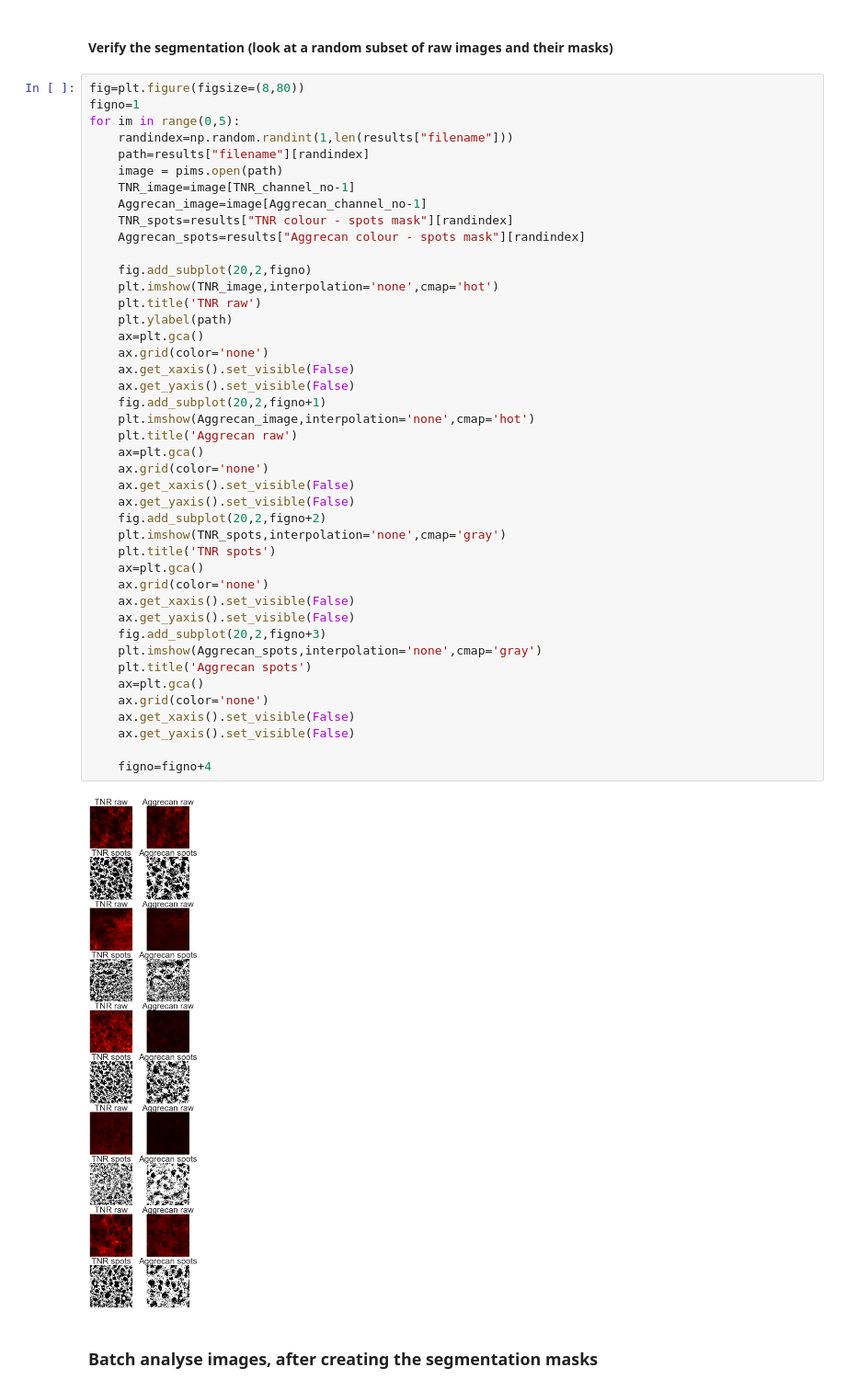
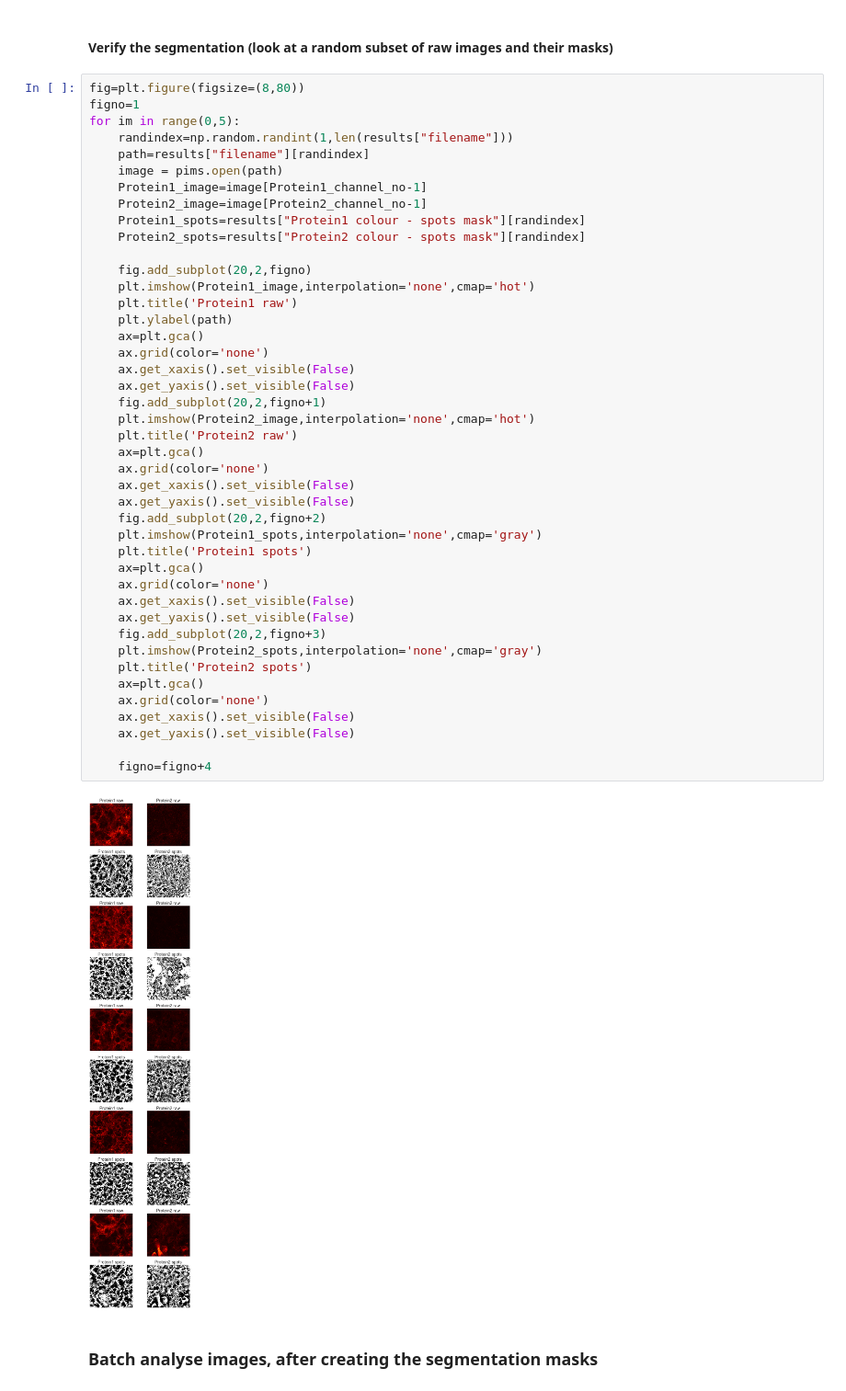
Before and after one commit to taldanko/Image_processing, a Jupyter notebook: SlicesManipulation_Analysis/SlicesManipulation_Analysis.ipynb, the cells around one changed output. Shown at 92% size. Drawn from its saved outputs; the diff is of its cells as text.

Commit message:
Cleaned, graphs, improvements

```diff
--- a/SlicesManipulation_Analysis/SlicesManipulation_Analysis.ipynb
+++ b/SlicesManipulation_Analysis/SlicesManipulation_Analysis.ipynb
@@ -267,46 +276,46 @@ fig=plt.figure(figsize=(8,80))
 figno=1
 for im in range(0,5):
     randindex=np.random.randint(1,len(results["filename"]))
     path=results["filename"][randindex]
     image = pims.open(path)
-    TNR_image=image[TNR_channel_no-1]
-    Aggrecan_image=image[Aggrecan_channel_no-1]
-    TNR_spots=results["TNR colour - spots mask"][randindex]
-    Aggrecan_spots=results["Aggrecan colour - spots mask"][randindex]
+    Protein1_image=image[Protein1_channel_no-1]
+    Protein2_image=image[Protein2_channel_no-1]
+    Protein1_spots=results["Protein1 colour - spots mask"][randindex]
+    Protein2_spots=results["Protein2 colour - spots mask"][randindex]
 
     fig.add_subplot(20,2,figno)
-    plt.imshow(TNR_image,interpolation='none',cmap='hot')
-    plt.title('TNR raw')
+    plt.imshow(Protein1_image,interpolation='none',cmap='hot')
+    plt.title('Protein1 raw')
     plt.ylabel(path)
     ax=plt.gca()
     ax.grid(color='none')
     ax.get_xaxis().set_visible(False)
     ax.get_yaxis().set_visible(False)
     fig.add_subplot(20,2,figno+1)
-    plt.imshow(Aggrecan_image,interpolation='none',cmap='hot')
-    plt.title('Aggrecan raw')
+    plt.imshow(Protein2_image,interpolation='none',cmap='hot')
+    plt.title('Protein2 raw')
     ax=plt.gca()
     ax.grid(color='none')
     ax.get_xaxis().set_visible(False)
     ax.get_yaxis().set_visible(False)
     fig.add_subplot(20,2,figno+2)
-    plt.imshow(TNR_spots,interpolation='none',cmap='gray')
-    plt.title('TNR spots')
+    plt.imshow(Protein1_spots,interpolation='none',cmap='gray')
+    plt.title('Protein1 spots')
     ax=plt.gca()
     ax.grid(color='none')
     ax.get_xaxis().set_visible(False)
     ax.get_yaxis().set_visible(False)
     fig.add_subplot(20,2,figno+3)
-    plt.imshow(Aggrecan_spots,interpolation='none',cmap='gray')
-    plt.title('Aggrecan spots')
+    plt.imshow(Protein2_spots,interpolation='none',cmap='gray')
+    plt.title('Protein2 spots')
     ax=plt.gca()
     ax.grid(color='none')
     ax.get_xaxis().set_visible(False)
     ax.get_yaxis().set_visible(False)
 
     figno=figno+4
 # %% [output]
-[figure, old version]
+[figure, new version]
 # %% [markdown]
 ### Batch analyse images, after creating the segmentation masks
 # %%
```
Also changed, not shown: parts of 27 cells of this notebook.
